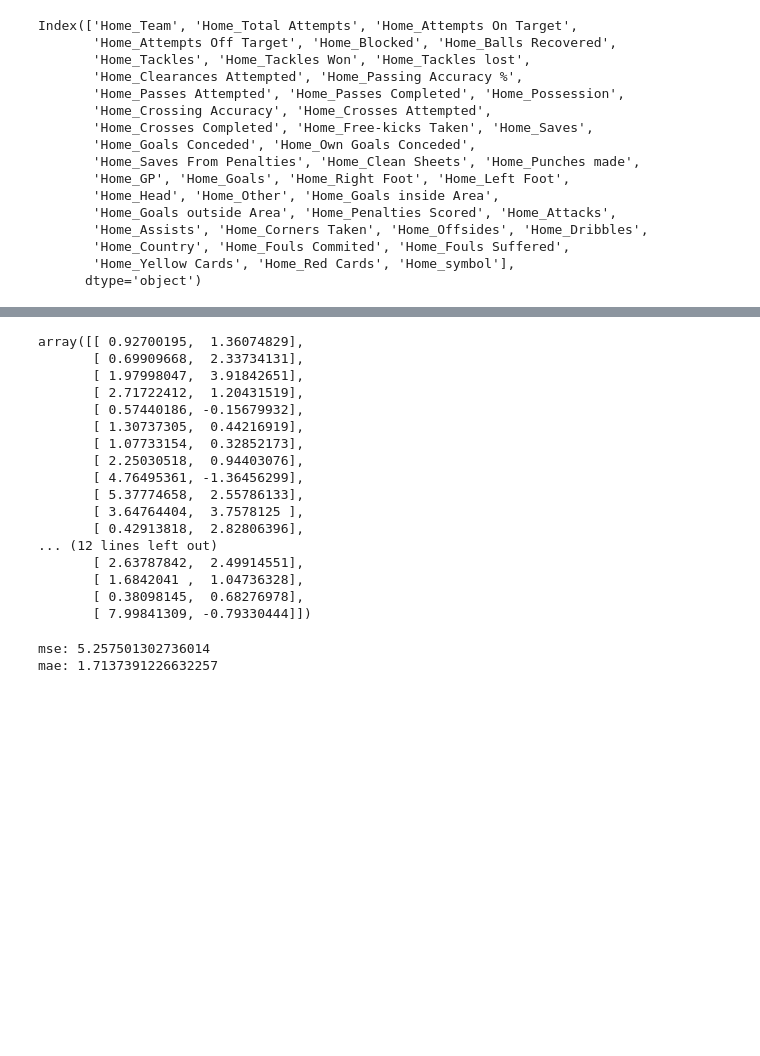
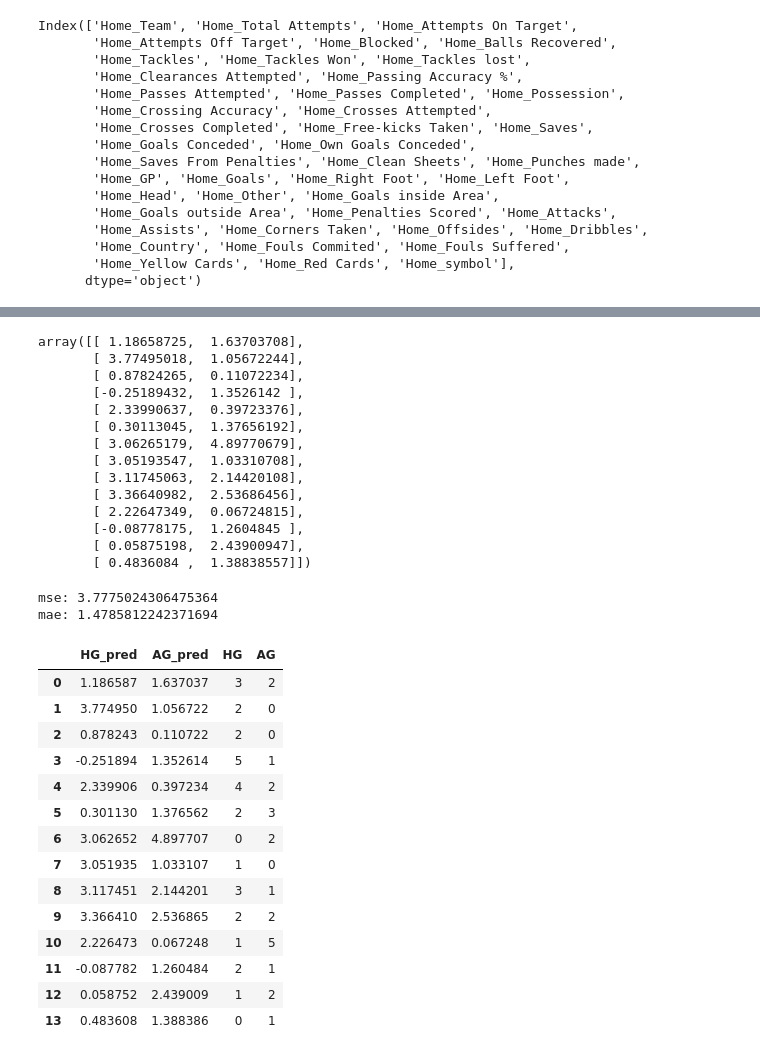
Before and after one commit to NikolaosTM/UCL2025, a Jupyter notebook: LeaguePhase/workbook.ipynb, the cells around one changed output, grey strips where cells are left out. Saved outputs shown, nothing was run; the diff lists cells and outputs as text; code cells hidden in the pictures; blank space fills up the shorter version.

```diff
--- a/LeaguePhase/workbook.ipynb
+++ b/LeaguePhase/workbook.ipynb
@@ -274,3 +274,7 @@ Index(['Home_Team', 'Home_Total Attempts', 'Home_Attempts On Target',
       dtype='object')
 # %%
 predictor_df = pd.merge(results,home_df, left_on='home symbol',right_on='Home_symbol').merge(away_df, left_on='away symbol', right_on='Away_symbol')
+predictor_df.drop(columns=['home symbol','away symbol','Home_Team','Away_Team','Home_Country','Away_Country','Home_symbol','Away_symbol'],inplace=True)
+y = predictor_df[['HG','AG']]
+X = predictor_df[predictor_df.columns.difference(['HG','AG','date','home','away'])]
+label_df = predictor_df[['date','home','away']]
@@ -298,14 +281,12 @@ Index(['HG', 'AG', 'Home_Total Attempts', 'Home_Attempts On Target',
-# %%
-y = predictor_df[['HG','AG']]
-X = predictor_df[predictor_df.columns.difference(['HG','AG'])]
 # %%
 # Normalization
 from sklearn.preprocessing import Normalizer
 normalizer = Normalizer()
-normalized_df = normalizer.fit_transform(X=X)
+normalized_X = normalizer.fit_transform(X=X)
+#labelled_normalized_df = pd.merge(normalized_df, label_df, left_index=True, right_index=True)
 # %%
 from sklearn.model_selection import train_test_split
-X_train, X_test, y_train, y_test = train_test_split(X, y, test_size=0.2, random_state=42)
+X_train, X_test, y_train, y_test = train_test_split(normalized_X, y, test_size=0.1, random_state=1)
 # %%
 from sklearn.linear_model import LinearRegression
 from sklearn.metrics import mean_absolute_error, mean_squared_error
@@ -315,30 +296,47 @@ l_reg.fit(X_train, y_train)
 y_pred = l_reg.predict(X_test)
 y_pred
 # %% [output]
-array([[ 0.92700195,  1.36074829],
-       [ 0.69909668,  2.33734131],
-       [ 1.97998047,  3.91842651],
-       [ 2.71722412,  1.20431519],
-       [ 0.57440186, -0.15679932],
-       [ 1.30737305,  0.44216919],
-       [ 1.07733154,  0.32852173],
-       [ 2.25030518,  0.94403076],
-       [ 4.76495361, -1.36456299],
-       [ 5.37774658,  2.55786133],
-       [ 3.64764404,  3.7578125 ],
-       [ 0.42913818,  2.82806396],
-... (12 lines left out)
-       [ 2.63787842,  2.49914551],
-       [ 1.6842041 ,  1.04736328],
-       [ 0.38098145,  0.68276978],
-       [ 7.99841309, -0.79330444]])
+array([[ 1.18658725,  1.63703708],
+       [ 3.77495018,  1.05672244],
+       [ 0.87824265,  0.11072234],
+       [-0.25189432,  1.3526142 ],
+       [ 2.33990637,  0.39723376],
+       [ 0.30113045,  1.37656192],
+       [ 3.06265179,  4.89770679],
+       [ 3.05193547,  1.03310708],
+       [ 3.11745063,  2.14420108],
+       [ 3.36640982,  2.53686456],
+       [ 2.22647349,  0.06724815],
+       [-0.08778175,  1.2604845 ],
+       [ 0.05875198,  2.43900947],
+       [ 0.4836084 ,  1.38838557]])
 # %%
 mse = mean_squared_error(y_pred=y_pred, y_true=y_test)
 mae = mean_absolute_error(y_pred=y_pred, y_true=y_test)
 print(f'mse: {mse}\nmae: {mae}')
 # %% [output]
-mse: 5.257501302736014
-mae: 1.7137391226632257
+mse: 3.7775024306475364
+mae: 1.4785812242371694
+# %%
+# well this did not work.... lets check our regroup
+y_pred_df = pd.DataFrame({'HG_pred': y_pred[:, 0], 'AG_pred': y_pred[:, 1]})
+y_pred_df.join(y_test.reset_index(inplace=False)).drop(columns=['index'])
+# %% [output]
+|  | HG_pred | AG_pred | HG | AG |
+| 0 | 1.186587 | 1.637037 | 3 | 2 |
+| 1 | 3.774950 | 1.056722 | 2 | 0 |
+| 2 | 0.878243 | 0.110722 | 2 | 0 |
+| 3 | -0.251894 | 1.352614 | 5 | 1 |
+| 4 | 2.339906 | 0.397234 | 4 | 2 |
+| 5 | 0.301130 | 1.376562 | 2 | 3 |
+| 6 | 3.062652 | 4.897707 | 0 | 2 |
+| 7 | 3.051935 | 1.033107 | 1 | 0 |
+| 8 | 3.117451 | 2.144201 | 3 | 1 |
+| 9 | 3.366410 | 2.536865 | 2 | 2 |
+| 10 | 2.226473 | 0.067248 | 1 | 5 |
+| 11 | -0.087782 | 1.260484 | 2 | 1 |
+| 12 | 0.058752 | 2.439009 | 1 | 2 |
+| 13 | 0.483608 | 1.388386 | 0 | 1 |
 # %%
 # PCA?
 from sklearn.decomposition import PCA
```
Also changed, not shown: parts of 1 cell of this notebook.
